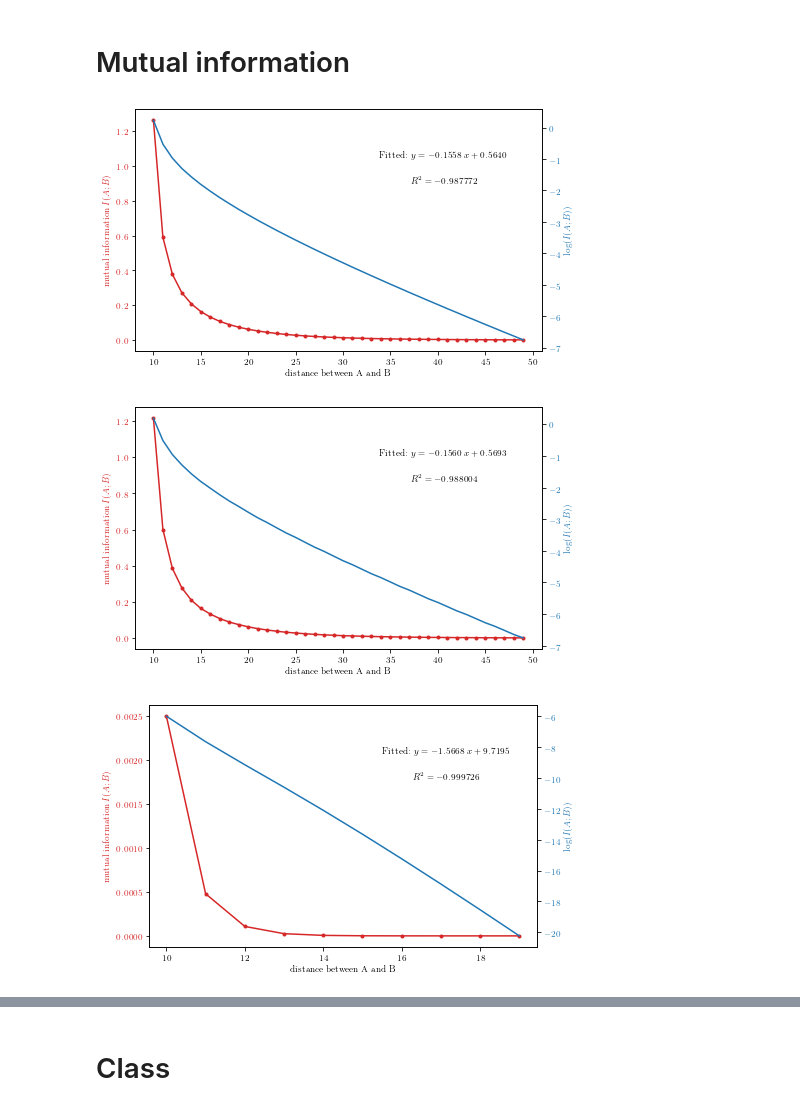
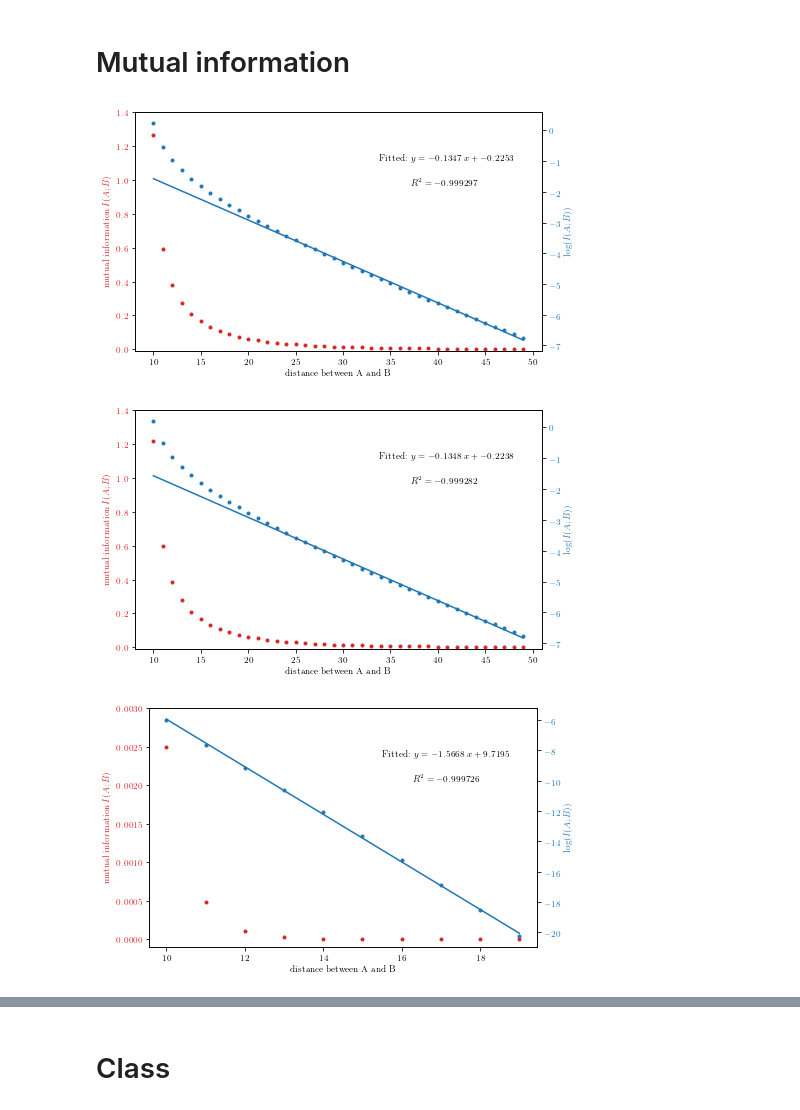
Before and after one commit to hainingpan/SPT, a Jupyter notebook: test_Kitaev.ipynb, the cells around one changed output, grey strips where cells are left out. Cells and saved outputs as stored; diff of their text form; code cells hidden in the pictures.

```diff
--- a/test_Kitaev.ipynb
+++ b/test_Kitaev.ipynb
@@ -133,27 +150,26 @@ fig,ax1=plt.subplots(figsize=(6.8,4))
 color = 'tab:red'
 ax1.set_xlabel('distance between A and B')
 ax1.set_ylabel(r'mutual information $I(A;B)$', color=color)
-ax1.plot(dist_list,MI_list[mu],'.-', color=color)
+ax1.plot(dist_list,MI_list[mu],'.', color=color)
 ax1.tick_params(axis='y', labelcolor=color)
-
+ax1.set_ylim([-0.01,1.4])
 ax2 = ax1.twinx()
 
 color = 'tab:blue'
 ax2.set_ylabel(r'$\log(I(A;B))$', color=color)
-ax2.plot(dist_list,np.log(MI_list[mu]), color=color)
+ax2.plot(dist_list,np.log(MI_list[mu]), '.',color=color)
 ax2.tick_params(axis='y', labelcolor=color)
-
-lr=scipy.stats.linregress(dist_list,np.log(MI_list[mu]))
+mask=(dist_list>20)*(dist_list<50)
+lr=scipy.stats.linregress(dist_list[mask],np.log(MI_list[mu])[mask])
 
 ax2.text(.6,.8,r'Fitted: $y={:.4f}~x+{:.4f}$'.format(lr.slope,lr.intercept),transform=ax2.transAxes)
 ax2.text(.68,.7,r'$R^2={:f}$'.format(lr.rvalue),transform=ax2.transAxes)
-
+ax2.plot(dist_list,lr.slope*dist_list+lr.intercept,color=color)
 fig.tight_layout()
 
-
 fig.savefig('/mnt/d/kitp/Rp_SPT/2/MI_mu0.pdf',bbox_inches='tight')
 # %% [output]
-[figure, old version]
+[figure, new version]
 # %%
 dist_list=np.arange(10,50)
 mu=1
@@ -164,30 +180,32 @@ for dist in dist_list:
 # %%
 fig,ax1=plt.subplots(figsize=(6.8,4))
 
 color = 'tab:red'
 ax1.set_xlabel('distance between A and B')
 ax1.set_ylabel(r'mutual information $I(A;B)$', color=color)
-ax1.plot(dist_list,MI_list[mu],'.-', color=color)
+ax1.plot(dist_list,MI_list[mu],'.', color=color)
 ax1.tick_params(axis='y', labelcolor=color)
+ax1.set_ylim([-0.01,1.4])
 
 ax2 = ax1.twinx()
 
 color = 'tab:blue'
 ax2.set_ylabel(r'$\log(I(A;B))$', color=color)
-ax2.plot(dist_list,np.log(MI_list[mu]), color=color)
+ax2.plot(dist_list,np.log(MI_list[mu]),'.',color=color)
 ax2.tick_params(axis='y', labelcolor=color)
-
-lr=scipy.stats.linregress(dist_list,np.log(MI_list[mu]))
+mask=(dist_list>20)*(dist_list<50)
+lr=scipy.stats.linregress(dist_list[mask],np.log(MI_list[mu])[mask])
 
 ax2.text(.6,.8,r'Fitted: $y={:.4f}~x+{:.4f}$'.format(lr.slope,lr.intercept),transform=ax2.transAxes)
 ax2.text(.68,.7,r'$R^2={:f}$'.format(lr.rvalue),transform=ax2.transAxes)
+ax2.plot(dist_list,lr.slope*dist_list+lr.intercept,color=color)
 
 fig.tight_layout()
 
 
 fig.savefig('/mnt/d/kitp/Rp_SPT/2/MI_mu1.pdf',bbox_inches='tight')
 # %% [output]
-[figure, old version]
+[figure, new version]
 # %%
 dist_list=np.arange(10,20)
 mu=3
@@ -201,27 +219,29 @@ fig,ax1=plt.subplots(figsize=(6.8,4))
 color = 'tab:red'
 ax1.set_xlabel('distance between A and B')
 ax1.set_ylabel(r'mutual information $I(A;B)$', color=color)
-ax1.plot(dist_list,MI_list[mu],'.-', color=color)
+ax1.plot(dist_list,MI_list[mu],'.', color=color)
 ax1.tick_params(axis='y', labelcolor=color)
+ax1.set_ylim([-1e-4,0.003])
 
 ax2 = ax1.twinx()
 
 color = 'tab:blue'
 ax2.set_ylabel(r'$\log(I(A;B))$', color=color)
-ax2.plot(dist_list,np.log(MI_list[mu]), color=color)
+ax2.plot(dist_list,np.log(MI_list[mu]),'.', color=color)
 ax2.tick_params(axis='y', labelcolor=color)
 
 lr=scipy.stats.linregress(dist_list,np.log(MI_list[mu]))
 
 ax2.text(.6,.8,r'Fitted: $y={:.4f}~x+{:.4f}$'.format(lr.slope,lr.intercept),transform=ax2.transAxes)
 ax2.text(.68,.7,r'$R^2={:f}$'.format(lr.rvalue),transform=ax2.transAxes)
+ax2.plot(dist_list,lr.slope*dist_list+lr.intercept,color=color)
 
 fig.tight_layout()
 
 
 fig.savefig('/mnt/d/kitp/Rp_SPT/2/MI_mu3.pdf',bbox_inches='tight')
 # %% [output]
-[figure, old version]
+[figure, new version]
 # %%
 dist_list=np.arange(10,50)
 mu=2
```
Also changed, not shown: parts of 14 cells of this notebook, 1 other file.
